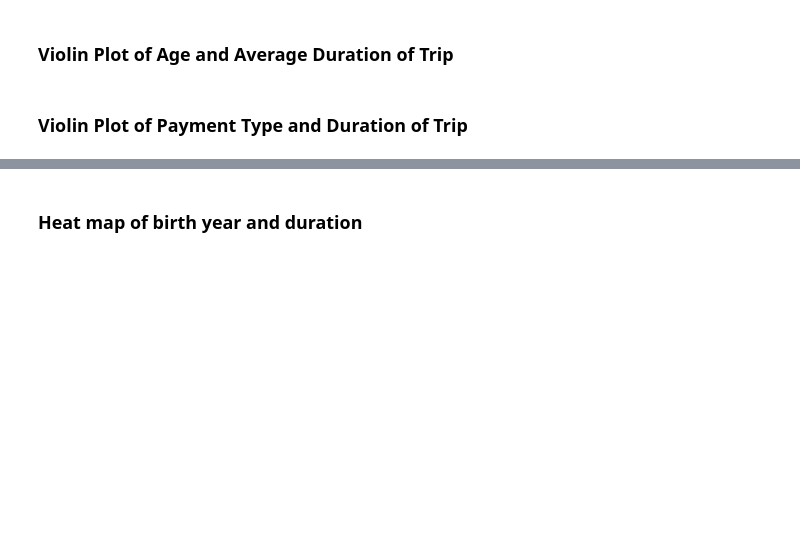
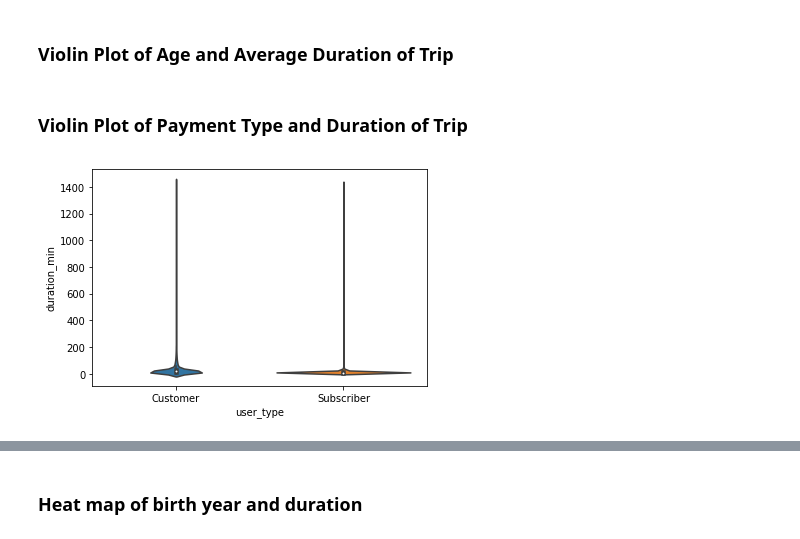
Before and after one commit to juliouribe/Visualizing_Bike_Data, a Jupyter notebook: Exploratory_Analysis.ipynb, the cells around one changed output, grey strips where cells are left out. Cells and saved outputs as stored; diff of their text form; code cells hidden in the pictures; blank space fills up the shorter version.

Commit message:
Feat: added plot for user type and trip duration

```diff
--- a/Exploratory_Analysis.ipynb
+++ b/Exploratory_Analysis.ipynb
@@ -233,2 +239,6 @@ plt.ylabel('Number of Trips');
 # %% [markdown]
 ### Violin Plot of Payment Type and Duration of Trip
+# %%
+sb.violinplot(data = bikes_clean, x = 'user_type', y = 'duration_min');
+# %% [output]
+[figure, added]
```
Also changed, not shown: parts of 11 cells of this notebook.
